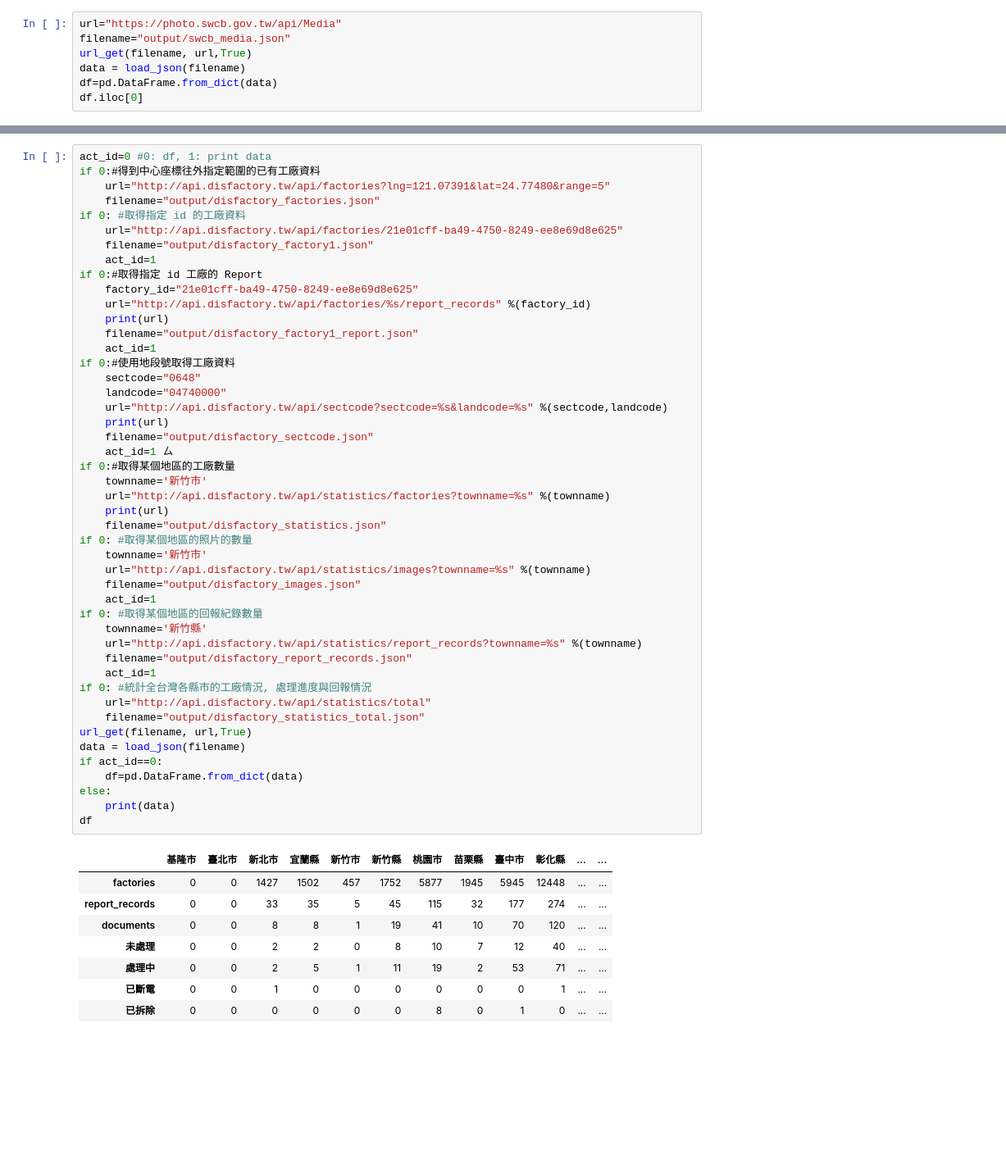
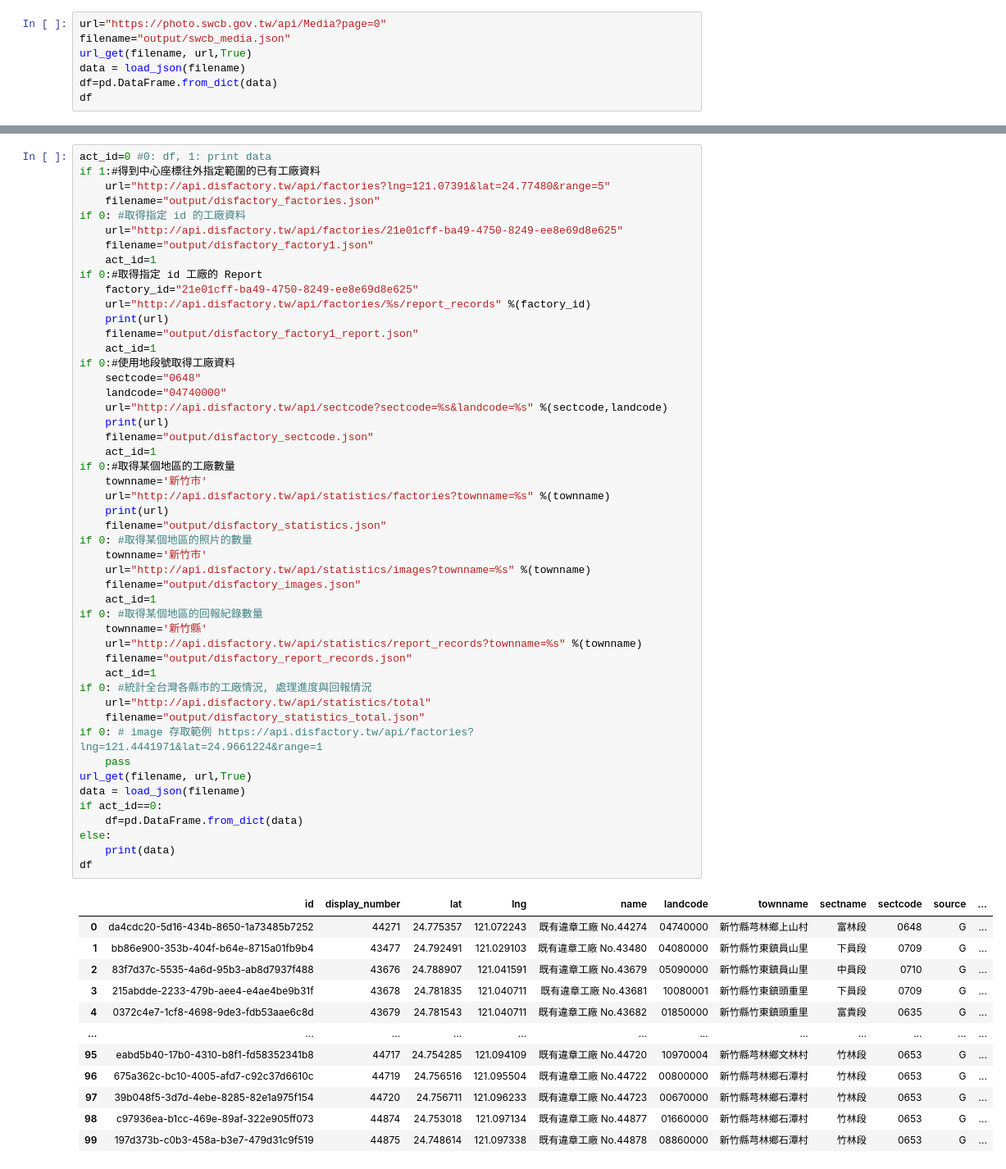
Before and after one commit to LinkItONEDevGroup/waterswak, a Jupyter notebook: engineer_mode.ipynb, the cells around one changed output, grey strips where cells are left out. Shown at 82% size. Saved outputs shown, nothing was run; the diff lists cells and outputs as text; blank space fills up the shorter version.

```diff
--- a/engineer_mode.ipynb
+++ b/engineer_mode.ipynb
@@ -2382,10 +2382,10 @@ if 0:#將某個色碼圖層輸出,#將某個範圍或是某幾個色碼輸出
 # 水保局-歷史影像平台API
 API位址: https://photo.swcb.gov.tw/api/Media
 # %%
-url="https://photo.swcb.gov.tw/api/Media"
+url="https://photo.swcb.gov.tw/api/Media?page=0"
 filename="output/swcb_media.json"
 url_get(filename, url,True)
 data = load_json(filename)
 df=pd.DataFrame.from_dict(data)
-df.iloc[0]
+df
 # %% [output]
@@ -2424,7 +2427,7 @@ df1
 API 資訊： https://api.disfactory.tw/redoc/
 # %%
 act_id=0 #0: df, 1: print data
-if 0:#得到中心座標往外指定範圍的已有工廠資料
+if 1:#得到中心座標往外指定範圍的已有工廠資料
     url="http://api.disfactory.tw/api/factories?lng=121.07391&lat=24.77480&range=5"
     filename="output/disfactory_factories.json"
 if 0: #取得指定 id 的工廠資料
@@ -2442,39 +2445,45 @@ if 0:#使用地段號取得工廠資料
     landcode="04740000"
     url="http://api.disfactory.tw/api/sectcode?sectcode=%s&landcode=%s" %(sectcode,landcode)
     print(url)
     filename="output/disfactory_sectcode.json"
-    act_id=1 ㄙ
+    act_id=1
 if 0:#取得某個地區的工廠數量
     townname='新竹市'
     url="http://api.disfactory.tw/api/statistics/factories?townname=%s" %(townname)
     print(url)
     filename="output/disfactory_statistics.json"
 if 0: #取得某個地區的照片的數量
     townname='新竹市'
     url="http://api.disfactory.tw/api/statistics/images?townname=%s" %(townname)
     filename="output/disfactory_images.json"
     act_id=1
 if 0: #取得某個地區的回報紀錄數量
     townname='新竹縣'
     url="http://api.disfactory.tw/api/statistics/report_records?townname=%s" %(townname)
     filename="output/disfactory_report_records.json"
     act_id=1
 if 0: #統計全台灣各縣市的工廠情況, 處理進度與回報情況
     url="http://api.disfactory.tw/api/statistics/total"
     filename="output/disfactory_statistics_total.json"
+if 0: # image 存取範例 https://api.disfactory.tw/api/factories?lng=121.4441971&lat=24.9661224&range=1
+    pass
 url_get(filename, url,True)
 data = load_json(filename)
 if act_id==0:
     df=pd.DataFrame.from_dict(data)
 else:
     print(data)
 df
 # %% [output]
-|  | 基隆市 | 臺北市 | 新北市 | 宜蘭縣 | 新竹市 | 新竹縣 | 桃園市 | 苗栗縣 | 臺中市 | 彰化縣 | ... | ... |
-| factories | 0 | 0 | 1427 | 1502 | 457 | 1752 | 5877 | 1945 | 5945 | 12448 | ... | ... |
-| report_records | 0 | 0 | 33 | 35 | 5 | 45 | 115 | 32 | 177 | 274 | ... | ... |
-| documents | 0 | 0 | 8 | 8 | 1 | 19 | 41 | 10 | 70 | 120 | ... | ... |
-| 未處理 | 0 | 0 | 2 | 2 | 0 | 8 | 10 | 7 | 12 | 40 | ... | ... |
-| 處理中 | 0 | 0 | 2 | 5 | 1 | 11 | 19 | 2 | 53 | 71 | ... | ... |
-| 已斷電 | 0 | 0 | 1 | 0 | 0 | 0 | 0 | 0 | 0 | 1 | ... | ... |
-| 已拆除 | 0 | 0 | 0 | 0 | 0 | 0 | 8 | 0 | 1 | 0 | ... | ... |
+|  | id | display_number | lat | lng | name | landcode | townname | sectname | sectcode | source | ... |
+| 0 | da4cdc20-5d16-434b-8650-1a73485b7252 | 44271 | 24.775357 | 121.072243 | 既有違章工廠 No.44274 | 04740000 | 新竹縣芎林鄉上山村 | 富林段 | 0648 | G | ... |
+| 1 | bb86e900-353b-404f-b64e-8715a01fb9b4 | 43477 | 24.792491 | 121.029103 | 既有違章工廠 No.43480 | 04080000 | 新竹縣竹東鎮員山里 | 下員段 | 0709 | G | ... |
+| 2 | 83f7d37c-5535-4a6d-95b3-ab8d7937f488 | 43676 | 24.788907 | 121.041591 | 既有違章工廠 No.43679 | 05090000 | 新竹縣竹東鎮員山里 | 中員段 | 0710 | G | ... |
+| 3 | 215abdde-2233-479b-aee4-e4ae4be9b31f | 43678 | 24.781835 | 121.040711 | 既有違章工廠 No.43681 | 10080001 | 新竹縣竹東鎮頭重里 | 下員段 | 0709 | G | ... |
+| 4 | 0372c4e7-1cf8-4698-9de3-fdb53aae6c8d | 43679 | 24.781543 | 121.040711 | 既有違章工廠 No.43682 | 01850000 | 新竹縣竹東鎮頭重里 | 富貴段 | 0635 | G | ... |
+| ... | ... | ... | ... | ... | ... | ... | ... | ... | ... | ... | ... |
+| 95 | eabd5b40-17b0-4310-b8f1-fd58352341b8 | 44717 | 24.754285 | 121.094109 | 既有違章工廠 No.44720 | 10970004 | 新竹縣芎林鄉文林村 | 竹林段 | 0653 | G | ... |
+| 96 | 675a362c-bc10-4005-afd7-c92c37d6610c | 44719 | 24.756516 | 121.095504 | 既有違章工廠 No.44722 | 00800000 | 新竹縣芎林鄉石潭村 | 竹林段 | 0653 | G | ... |
+| 97 | 39b048f5-3d7d-4ebe-8285-82e1a975f154 | 44720 | 24.756711 | 121.096233 | 既有違章工廠 No.44723 | 00670000 | 新竹縣芎林鄉石潭村 | 竹林段 | 0653 | G | ... |
+| 98 | c97936ea-b1cc-469e-89af-322e905ff073 | 44874 | 24.753018 | 121.097134 | 既有違章工廠 No.44877 | 01660000 | 新竹縣芎林鄉石潭村 | 竹林段 | 0653 | G | ... |
+| 99 | 197d373b-c0b3-458a-b3e7-479d31c9f519 | 44875 | 24.748614 | 121.097338 | 既有違章工廠 No.44878 | 08860000 | 新竹縣芎林鄉石潭村 | 竹林段 | 0653 | G | ... |
```
Also changed, not shown: parts of 7 cells of this notebook, 2 other files.
